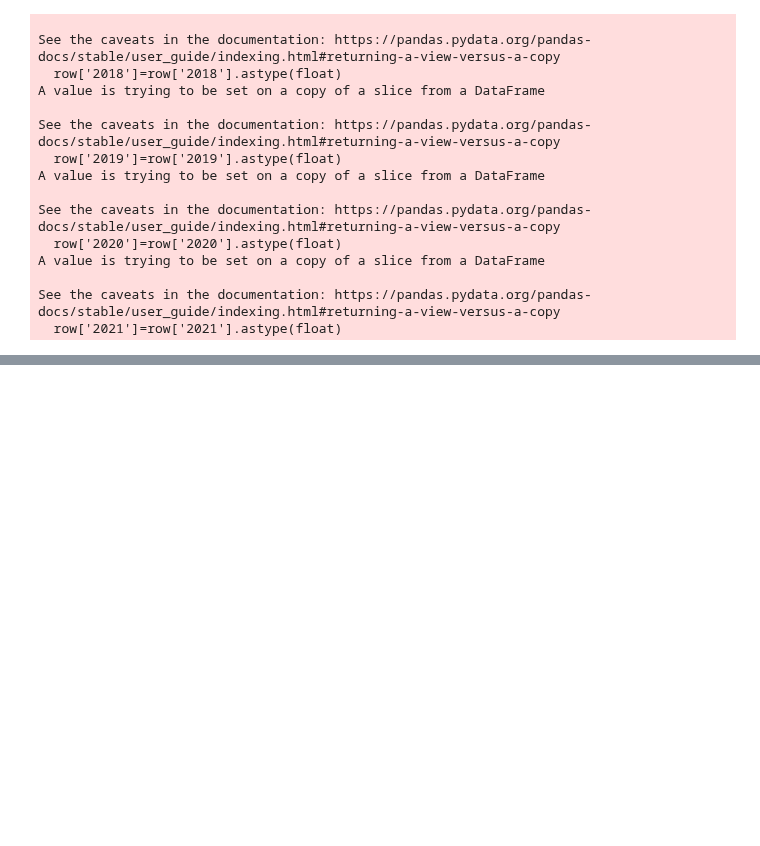
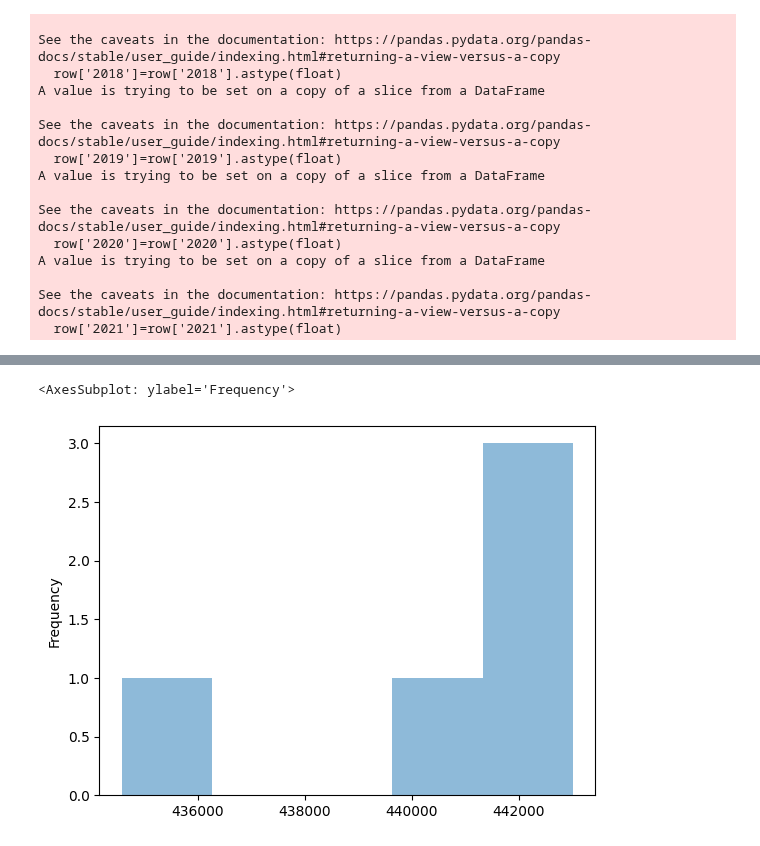
Before and after one commit to Real-Joni00/Mobile-project, a Jupyter notebook: screens/StackNavigationCities/Finland/DataVisualizationFIN/helsinki.ipynb, the cells around one changed output, grey strips where cells are left out. Drawn from its saved outputs; the diff is of its cells as text; code cells hidden in the pictures; blank space fills up the shorter version.

```diff
--- a/screens/StackNavigationCities/Finland/DataVisualizationFIN/helsinki.ipynb
+++ b/screens/StackNavigationCities/Finland/DataVisualizationFIN/helsinki.ipynb
@@ -58,0 +58,7 @@ plt.savefig('../images/helsinginkoulutusvuodet.jpg')
+# %%
+#Read file
+
+df_työikäinenväestö = pd.read_csv('./DatafilesFIN/helsinki_työikäinenväestö.csv', encoding='latin-1')
+
+for col in df_työikäinenväestö:
+    df_työikäinenväestö[col] = df_työikäinenväestö[col].replace('"', '', regex=True)
@@ -58,0 +70,8 @@ plt.savefig('../images/helsinginkoulutusvuodet.jpg')
+# %%
+print(df_työikäinenväestö.iloc[0])
+row = df_työikäinenväestö.iloc[0]
+row['Yhteensä 2017']=row['Yhteensä 2017'].astype(float)
+row['Yhteensä 2018']=row['Yhteensä 2018'].astype(float)
+row['Yhteensä 2019']=row['Yhteensä 2019'].astype(float)
+row['Yhteensä 2020']=row['Yhteensä 2020'].astype(float)
+row['Yhteensä 2021']=row['Yhteensä 2021'].astype(float)
@@ -58,0 +107,5 @@ plt.savefig('../images/helsinginkoulutusvuodet.jpg')
+# %%
+row[['Yhteensä 2017', 'Yhteensä 2018', 'Yhteensä 2019', 'Yhteensä 2020', 'Yhteensä 2021']].plot.hist(bins=5, alpha=0.5)
+# %% [output]
+<AxesSubplot: ylabel='Frequency'>
+[figure, added]
```
Also changed, not shown: parts of 4 cells of this notebook, 19 other files.
